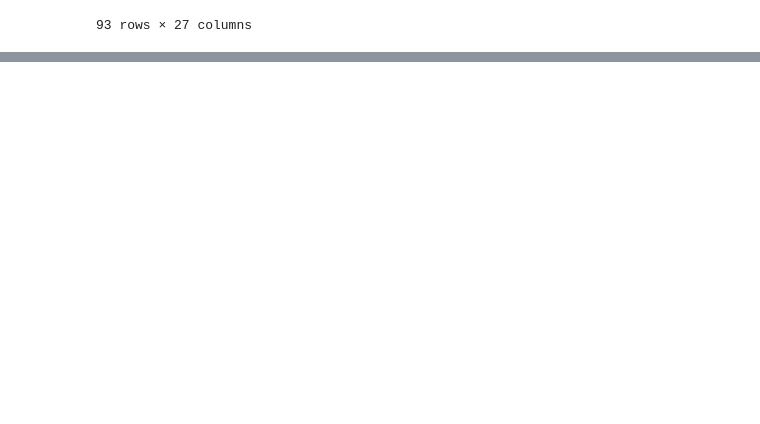
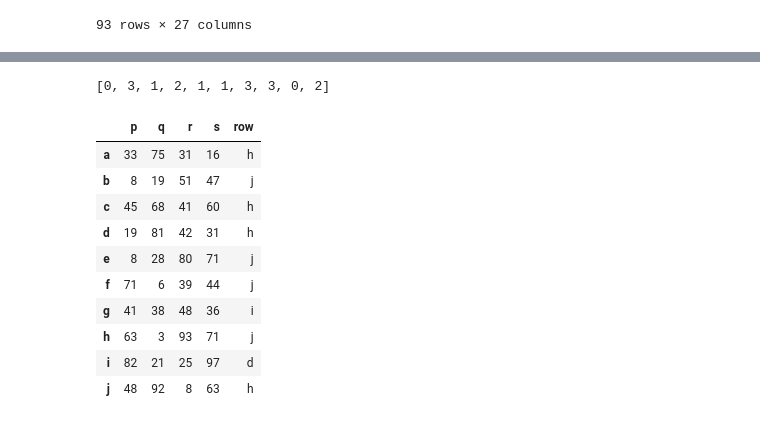
Before and after one commit to kishan-chakraborty/Tutorials, a Jupyter notebook: Pandas/tut1.ipynb, the cells around one changed output, grey strips where cells are left out. Drawn from its saved outputs; the diff is of its cells as text; code cells hidden in the pictures; blank space fills up the shorter version.

```diff
--- a/Pandas/tut1.ipynb
+++ b/Pandas/tut1.ipynb
@@ -512,0 +657,27 @@ Index(['Manufacturer', 'Model', 'Type', 'Min.Price', 'Price', 'Max.Price',
+# %%
+# Obtain the column name with the highest number of row-wise maximum’s in df
+df = pd.DataFrame(np.random.randint(1,100, 40).reshape(10, -1))
+max_vals = df.max(axis=1)
+[np.where((df.iloc[[i]].values == max_vals[i])[0])[0][0] for i in range(len(df))]
+# %% [output]
+[0, 3, 1, 2, 1, 1, 3, 3, 0, 2]
+# %%
+# 60. Create a new column such that, each row contains the row number of nearest row-record by euclidean distance.
+df = pd.DataFrame(np.random.randint(1,100, 40).reshape(10, -1), columns=list('pqrs'), index=list('abcdefghij'))
+dist_dict = {idx:None for idx in df.index}
+for i, key in enumerate(dist_dict):
+    dist_dict[key] = df.index[np.argmax(np.sum((df.values - df.values[i])**2, axis=1))]
+df = pd.concat([df, pd.Series(dist_dict, name='row')], axis=1)
+df
+# %% [output]
+|  | p | q | r | s | row |
+| a | 33 | 75 | 31 | 16 | h |
+| b | 8 | 19 | 51 | 47 | j |
+| c | 45 | 68 | 41 | 60 | h |
+| d | 19 | 81 | 42 | 31 | h |
+| e | 8 | 28 | 80 | 71 | j |
+| f | 71 | 6 | 39 | 44 | j |
+| g | 41 | 38 | 48 | 36 | i |
+| h | 63 | 3 | 93 | 71 | j |
+| i | 82 | 21 | 25 | 97 | d |
+| j | 48 | 92 | 8 | 63 | h |
```
Also changed, not shown: parts of 14 cells of this notebook, 2 other files.
